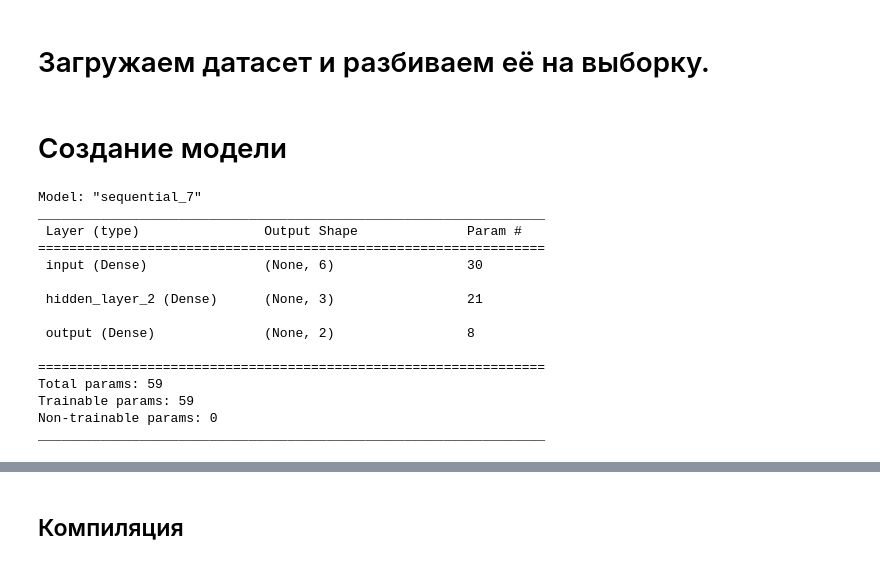
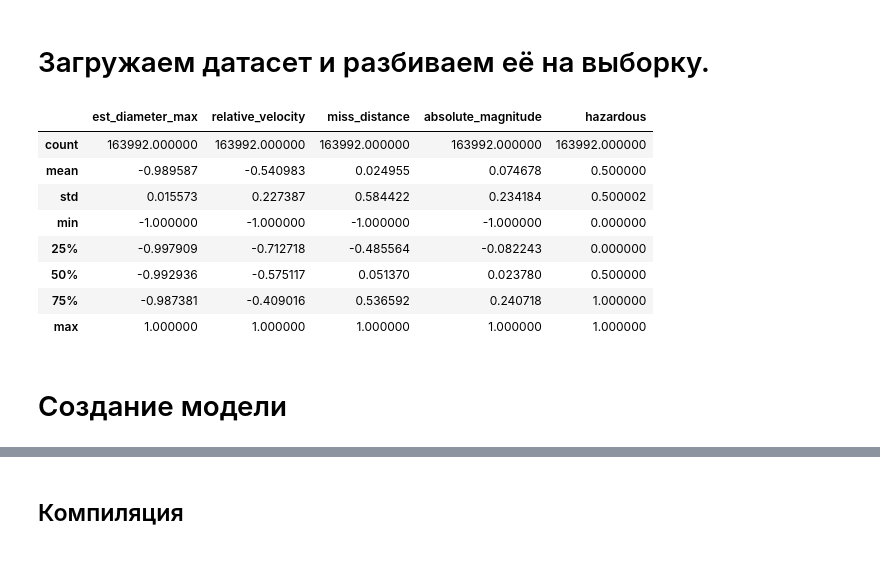
Before and after one commit to MikeTsvirkunov/Maching_Learning_Teach, a Jupyter notebook: Laba4/classification_tf.ipynb, the cells around one changed output, grey strips where cells are left out. Saved outputs shown, nothing was run; the diff lists cells and outputs as text; code cells hidden in the pictures.

```diff
--- a/Laba4/classification_tf.ipynb
+++ b/Laba4/classification_tf.ipynb
@@ -19,24 +19,14 @@ X_train, X_test, y_train, y_test = train_test_split(models.drop('hazardous', axi
+# %%
+models.describe()
+# %% [output]
+|  | est_diameter_max | relative_velocity | miss_distance | absolute_magnitude | hazardous |
+| count | 163992.000000 | 163992.000000 | 163992.000000 | 163992.000000 | 163992.000000 |
+| mean | -0.989587 | -0.540983 | 0.024955 | 0.074678 | 0.500000 |
+| std | 0.015573 | 0.227387 | 0.584422 | 0.234184 | 0.500002 |
+| min | -1.000000 | -1.000000 | -1.000000 | -1.000000 | 0.000000 |
+| 25% | -0.997909 | -0.712718 | -0.485564 | -0.082243 | 0.000000 |
+| 50% | -0.992936 | -0.575117 | 0.051370 | 0.023780 | 0.500000 |
+| 75% | -0.987381 | -0.409016 | 0.536592 | 0.240718 | 1.000000 |
+| max | 1.000000 | 1.000000 | 1.000000 | 1.000000 | 1.000000 |
 # %% [markdown]
 # Создание модели
-# %%
-model_class = tf.keras.models.Sequential()
-model_class.add(tf.keras.layers.Dense(6, activation='relu', input_shape=(X_train.shape[1],), name='input'))
-model_class.add(tf.keras.layers.Dense(3, activation='relu', name='hidden_layer_2'))
-model_class.add(tf.keras.layers.Dense(2, name='output'))
-model_class.summary()
-# %% [output]
-Model: "sequential_7"
-_________________________________________________________________
- Layer (type)                Output Shape              Param #
-=================================================================
- input (Dense)               (None, 6)                 30
-
- hidden_layer_2 (Dense)      (None, 3)                 21
-
- output (Dense)              (None, 2)                 8
-
-=================================================================
-Total params: 59
-Trainable params: 59
-Non-trainable params: 0
-_________________________________________________________________
```
Also changed, not shown: parts of 12 cells of this notebook, 3 other files.
